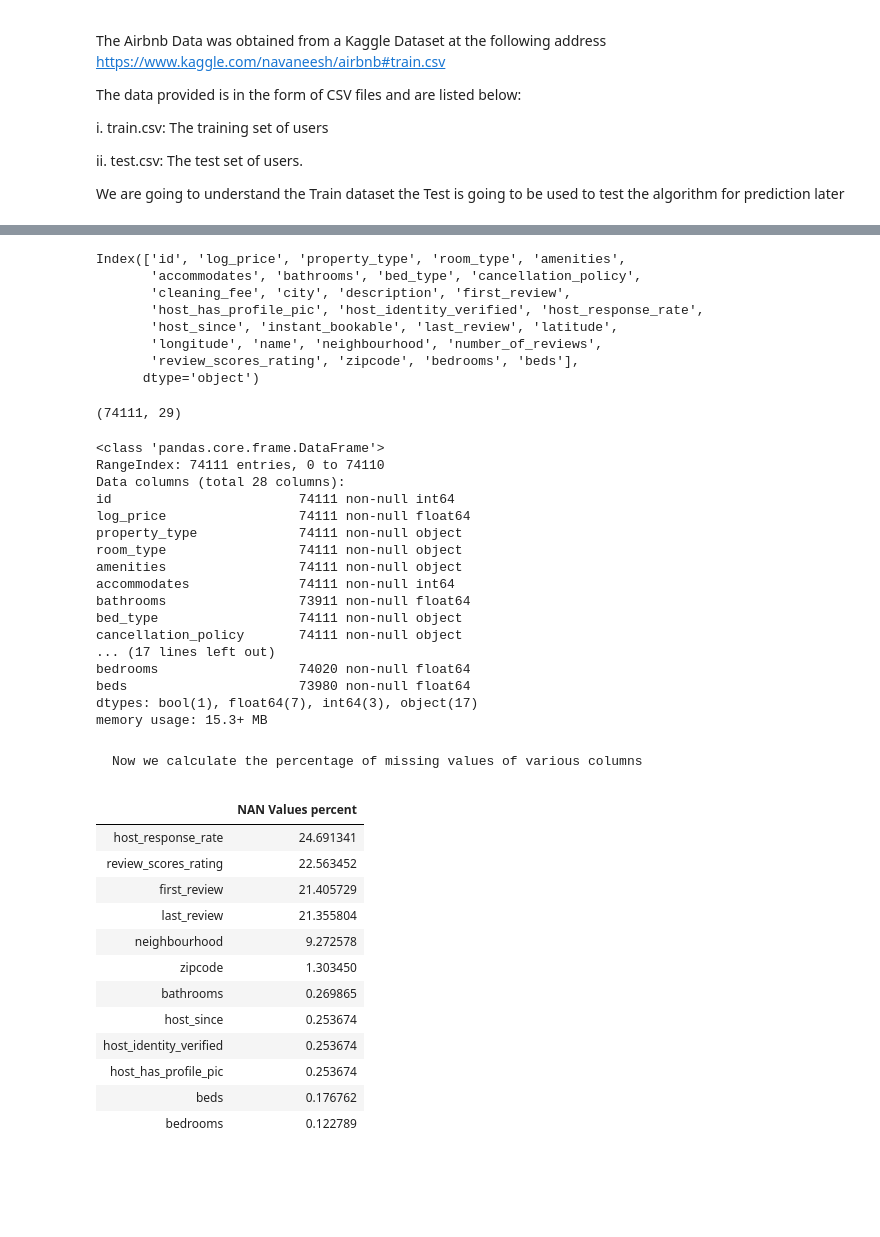
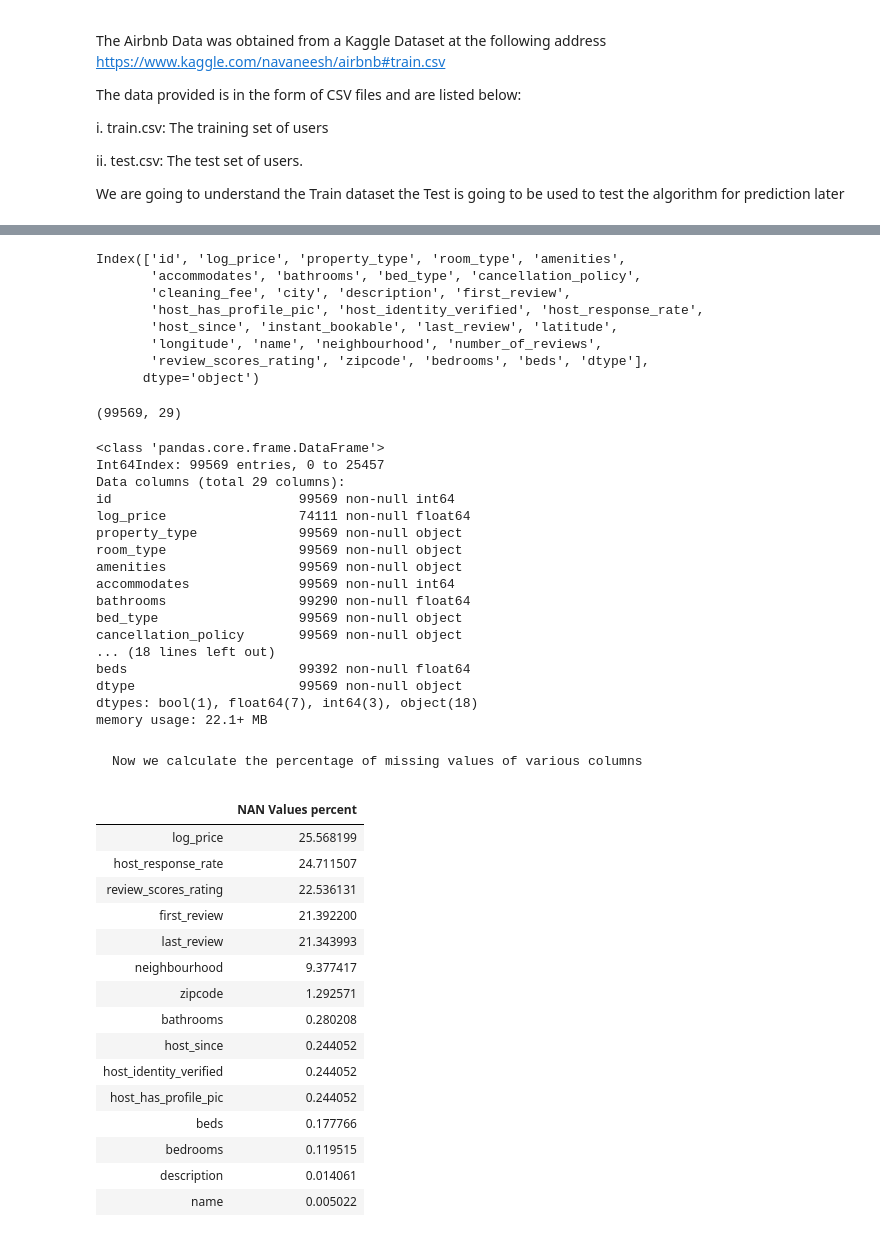
Before and after one commit to gatsb26/springboard_DSC, a Jupyter notebook: Capstone Project 1/Data Wrangling Capstone Project 1.ipynb, the cells around one changed output, grey strips where cells are left out. Cells and saved outputs as stored; diff of their text form; code cells hidden in the pictures; blank space fills up the shorter version.

```diff
--- a/Capstone Project 1/Data Wrangling Capstone Project 1.ipynb
+++ b/Capstone Project 1/Data Wrangling Capstone Project 1.ipynb
@@ -32,0 +24,5 @@ train.head()
+# %%
+train['dtype'] = "train"
+test['dtype'] = "test"
+abnb_data = pd.concat([train,test], axis = 0,sort=False)
+abnb_data.head()
@@ -43,7 +47,7 @@ Index(['id', 'log_price', 'property_type', 'room_type', 'amenities',
       dtype='object')
 # %%
-train.drop('thumbnail_url',axis = 1,inplace=True)
-train.columns
+abnb_data.drop('thumbnail_url',axis = 1,inplace=True)
+abnb_data.columns
 # %% [output]
 Index(['id', 'log_price', 'property_type', 'room_type', 'amenities',
        'accommodates', 'bathrooms', 'bed_type', 'cancellation_policy',
@@ -51,54 +55,57 @@ Index(['id', 'log_price', 'property_type', 'room_type', 'amenities',
        'host_has_profile_pic', 'host_identity_verified', 'host_response_rate',
        'host_since', 'instant_bookable', 'last_review', 'latitude',
        'longitude', 'name', 'neighbourhood', 'number_of_reviews',
-       'review_scores_rating', 'zipcode', 'bedrooms', 'beds'],
+       'review_scores_rating', 'zipcode', 'bedrooms', 'beds', 'dtype'],
       dtype='object')
 # %%
-train.shape
+abnb_data.shape
 # %% [output]
-(74111, 29)
+(99569, 29)
 # %%
-train.info()
+abnb_data.info()
 # %% [output]
 <class 'pandas.core.frame.DataFrame'>
-RangeIndex: 74111 entries, 0 to 74110
-Data columns (total 28 columns):
-id                        74111 non-null int64
+Int64Index: 99569 entries, 0 to 25457
+Data columns (total 29 columns):
+id                        99569 non-null int64
 log_price                 74111 non-null float64
-property_type             74111 non-null object
-room_type                 74111 non-null object
-amenities                 74111 non-null object
-accommodates              74111 non-null int64
-bathrooms                 73911 non-null float64
-bed_type                  74111 non-null object
-cancellation_policy       74111 non-null object
-... (17 lines left out)
-bedrooms                  74020 non-null float64
-beds                      73980 non-null float64
-dtypes: bool(1), float64(7), int64(3), object(17)
-memory usage: 15.3+ MB
+property_type             99569 non-null object
+room_type                 99569 non-null object
+amenities                 99569 non-null object
+accommodates              99569 non-null int64
+bathrooms                 99290 non-null float64
+bed_type                  99569 non-null object
+cancellation_policy       99569 non-null object
+... (18 lines left out)
+beds                      99392 non-null float64
+dtype                     99569 non-null object
+dtypes: bool(1), float64(7), int64(3), object(18)
+memory usage: 22.1+ MB
 # %% [markdown]
     Now we calculate the percentage of missing values of various columns
 # %%
-na_train = (train.isnull().sum() / len(train)) * 100
+na_train = (abnb_data.isnull().sum() / len(abnb_data)) * 100
 na_train = na_train.drop(na_train[na_train == 0].index)
 na_train = na_train.sort_values(ascending=False)
 na_train = pd.DataFrame({'NAN Values percent' :na_train})
 na_train
 # %% [output]
 |  | NAN Values percent |
-| host_response_rate | 24.691341 |
-| review_scores_rating | 22.563452 |
-| first_review | 21.405729 |
-| last_review | 21.355804 |
-| neighbourhood | 9.272578 |
-| zipcode | 1.303450 |
-| bathrooms | 0.269865 |
-| host_since | 0.253674 |
-| host_identity_verified | 0.253674 |
-| host_has_profile_pic | 0.253674 |
-| beds | 0.176762 |
-| bedrooms | 0.122789 |
+| log_price | 25.568199 |
+| host_response_rate | 24.711507 |
+| review_scores_rating | 22.536131 |
+| first_review | 21.392200 |
+| last_review | 21.343993 |
+| neighbourhood | 9.377417 |
+| zipcode | 1.292571 |
+| bathrooms | 0.280208 |
+| host_since | 0.244052 |
+| host_identity_verified | 0.244052 |
+| host_has_profile_pic | 0.244052 |
+| beds | 0.177766 |
+| bedrooms | 0.119515 |
+| description | 0.014061 |
+| name | 0.005022 |
 # %%
 %matplotlib inline
 numerics = ['uint8','int16', 'int32', 'int64', 'float16', 'float32', 'float64']
```
Also changed, not shown: parts of 14 cells of this notebook.
